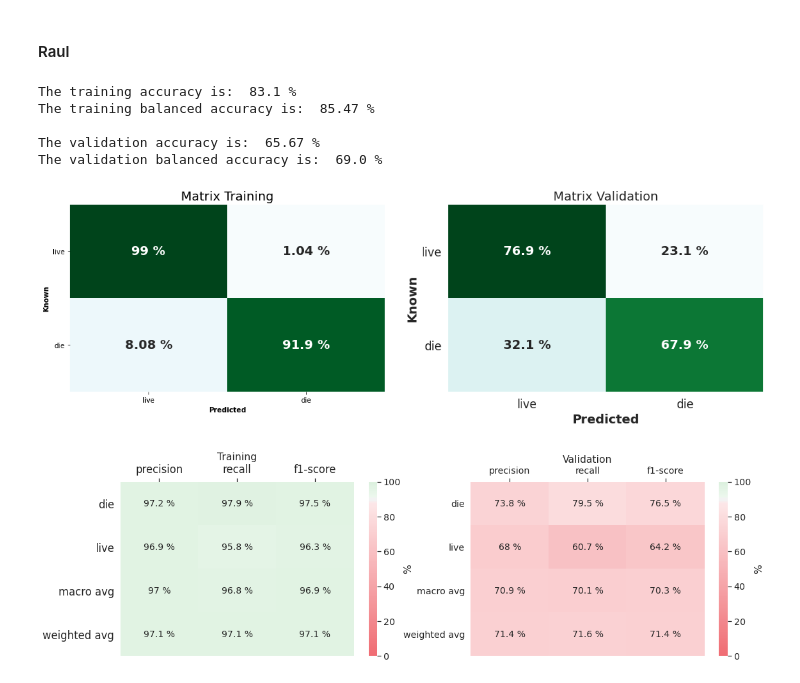
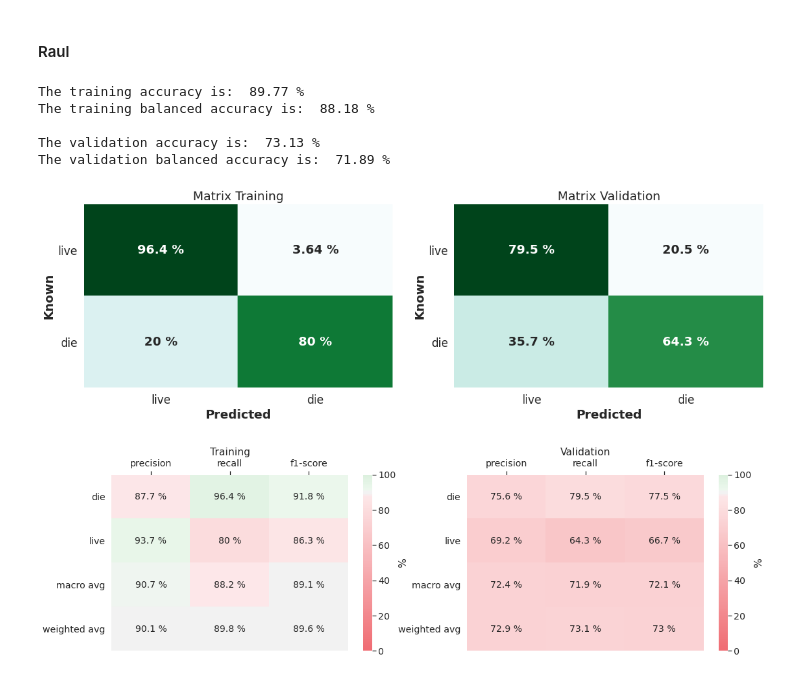
Before and after one commit to rsena-felipe/Titanic_MachineLearning, a Jupyter notebook: notebooks/Random_Forest.ipynb, the cells around one changed output. Drawn from its saved outputs; the diff is of its cells as text; code cells hidden in the pictures.

```diff
--- a/notebooks/Random_Forest.ipynb
+++ b/notebooks/Random_Forest.ipynb
@@ -194,7 +326,7 @@ df.to_csv("../data/predictions/predictions_RF_bestrandom.csv")
 # %%
 # Input File of the predictions Results
 input_file_roche = "../data/predictions/predictions_RF_roche.csv"
-input_file_bestrandom = "../data/predictions/predictions_RF_bestrandom.csv"
+input_file_raul = "../data/predictions/predictions_RF_raul.csv"
 # %% [markdown]
 #### Roche
 # %%
@@ -207,0 +340,6 @@ The validation balanced accuracy is:  72.39 %
+# %%
+plt.rcParams['figure.figsize'] = [5, 2]
+plt.subplot(1,2,1)
+my_functions.plot_roc_curve(rf_roche, X_train, y_train)
+plt.subplot(1,2,2)
+my_functions.plot_roc_curve(rf_roche, X_test, y_test)
@@ -208,18 +366,18 @@ The validation balanced accuracy is:  72.39 %
 # %% [markdown]
 #### Raul
 # %%
-my_functions.print_accuracies(input_file_bestrandom)
+my_functions.print_accuracies(input_file_raul)
 # %% [output]
-The training accuracy is:  83.1 %
-The training balanced accuracy is:  85.47 %
+The training accuracy is:  89.77 %
+The training balanced accuracy is:  88.18 %
 
-The validation accuracy is:  65.67 %
-The validation balanced accuracy is:  69.0 %
+The validation accuracy is:  73.13 %
+The validation balanced accuracy is:  71.89 %
 # %%
-my_functions.plot_confusion_matrices(input_file)
+my_functions.plot_confusion_matrices(input_file_raul)
 # %% [output]
-[figure, old version]
+[figure, new version]
 # %%
-my_functions.plot_classification_reports(input_file)
+my_functions.plot_classification_reports(input_file_raul)
 # %% [output]
-[figure, old version]
+[figure, new version]
```
Also changed, not shown: parts of 21 cells of this notebook, 7 other files.
